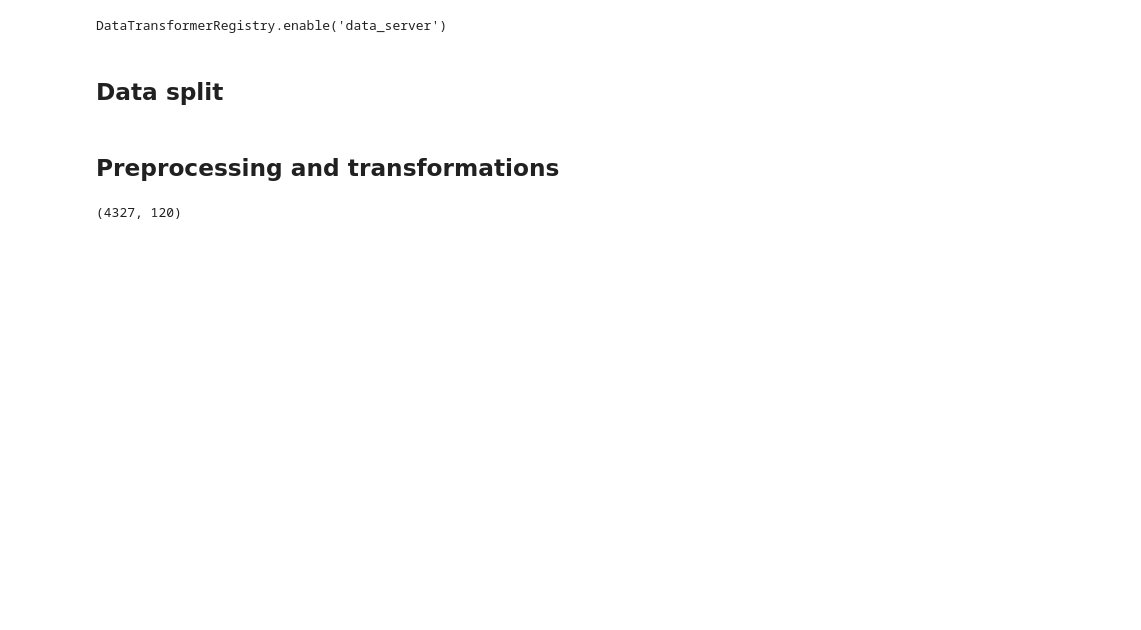
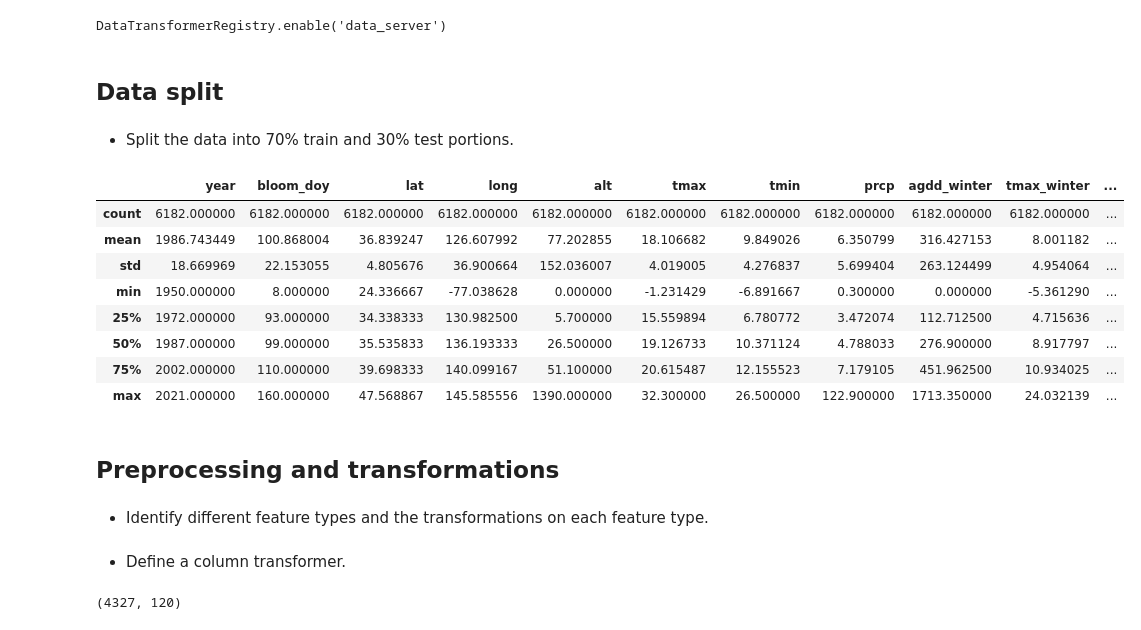
Before and after one commit to aimee0317/cherry-blossom-prediction, a Jupyter notebook: doc/ml_models.ipynb, the cells around one changed output. Cells and saved outputs as stored; diff of their text form; code cells hidden in the pictures; blank space fills up the shorter version.

```diff
--- a/doc/ml_models.ipynb
+++ b/doc/ml_models.ipynb
@@ -42,6 +42,8 @@ alt.data_transformers.enable("data_server")
 DataTransformerRegistry.enable('data_server')
 # %% [markdown]
 ## Data split
+# %% [markdown]
+- Split the data into 70% train and 30% test portions.
 # %%
 df = pd.read_csv("../data/processed/clean_data.csv").dropna()
 df.shape
@@ -50,8 +52,22 @@ train_df, test_df = train_test_split(df, test_size=0.3, random_state=42)
 
 X_train, y_train = train_df.drop(columns=["bloom_doy"]), train_df["bloom_doy"]
 X_test, y_test = test_df.drop(columns=["bloom_doy"]), test_df["bloom_doy"]
+# %%
+df.describe()
+# %% [output]
+|  | year | bloom_doy | lat | long | alt | tmax | tmin | prcp | agdd_winter | tmax_winter | ... |
+| count | 6182.000000 | 6182.000000 | 6182.000000 | 6182.000000 | 6182.000000 | 6182.000000 | 6182.000000 | 6182.000000 | 6182.000000 | 6182.000000 | ... |
+| mean | 1986.743449 | 100.868004 | 36.839247 | 126.607992 | 77.202855 | 18.106682 | 9.849026 | 6.350799 | 316.427153 | 8.001182 | ... |
+| std | 18.669969 | 22.153055 | 4.805676 | 36.900664 | 152.036007 | 4.019005 | 4.276837 | 5.699404 | 263.124499 | 4.954064 | ... |
+| min | 1950.000000 | 8.000000 | 24.336667 | -77.038628 | 0.000000 | -1.231429 | -6.891667 | 0.300000 | 0.000000 | -5.361290 | ... |
+| 25% | 1972.000000 | 93.000000 | 34.338333 | 130.982500 | 5.700000 | 15.559894 | 6.780772 | 3.472074 | 112.712500 | 4.715636 | ... |
+| 50% | 1987.000000 | 99.000000 | 35.535833 | 136.193333 | 26.500000 | 19.126733 | 10.371124 | 4.788033 | 276.900000 | 8.917797 | ... |
+| 75% | 2002.000000 | 110.000000 | 39.698333 | 140.099167 | 51.100000 | 20.615487 | 12.155523 | 7.179105 | 451.962500 | 10.934025 | ... |
+| max | 2021.000000 | 160.000000 | 47.568867 | 145.585556 | 1390.000000 | 32.300000 | 26.500000 | 122.900000 | 1713.350000 | 24.032139 | ... |
 # %% [markdown]
 ## Preprocessing and transformations
+# %% [markdown]
+- Identify different feature types and the transformations on each feature type.
 # %%
 categorical_features = ["country", "city"]
 numeric_features = [
@@ -69,6 +85,8 @@ numeric_features = [
 ]
 drop_features = ["year"]
 target = "bloom_doy"
+# %% [markdown]
+- Define a column transformer.
 # %%
 scaler = StandardScaler()
 enc = OneHotEncoder(handle_unknown="ignore", sparse=False)
```
Also changed, not shown: parts of 18 cells of this notebook.
